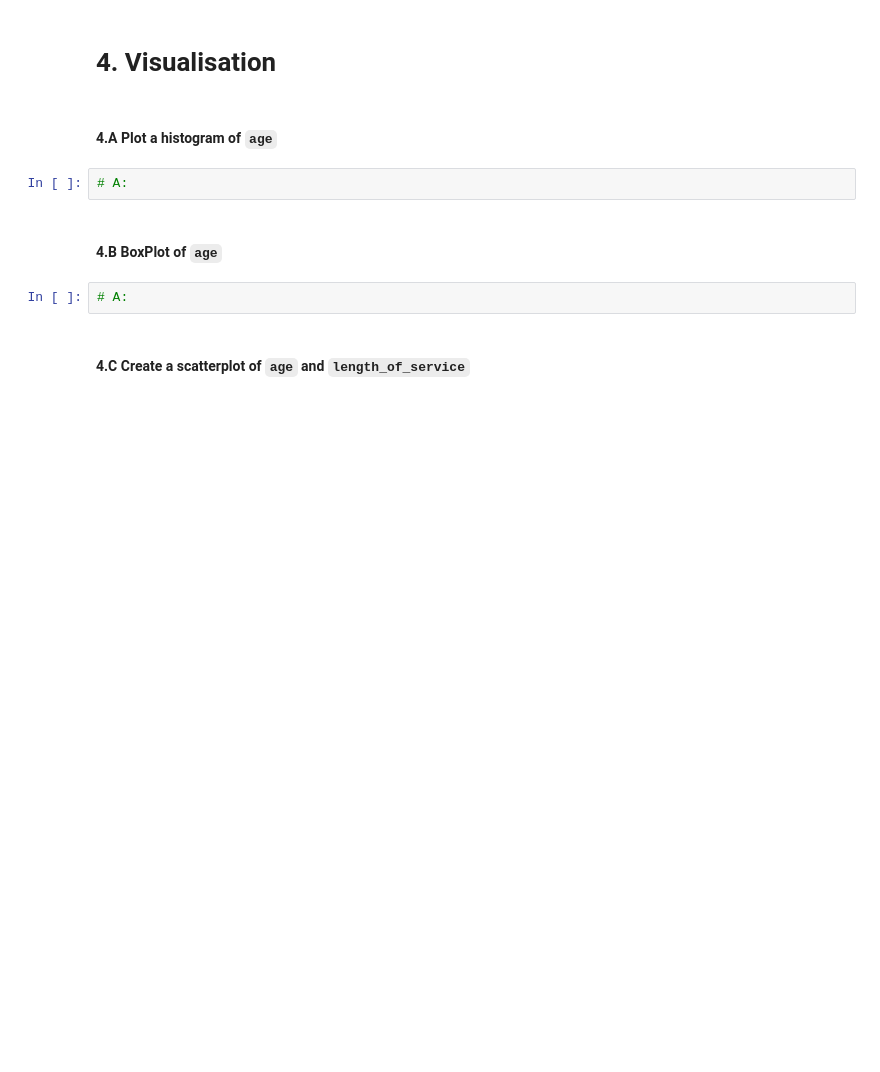
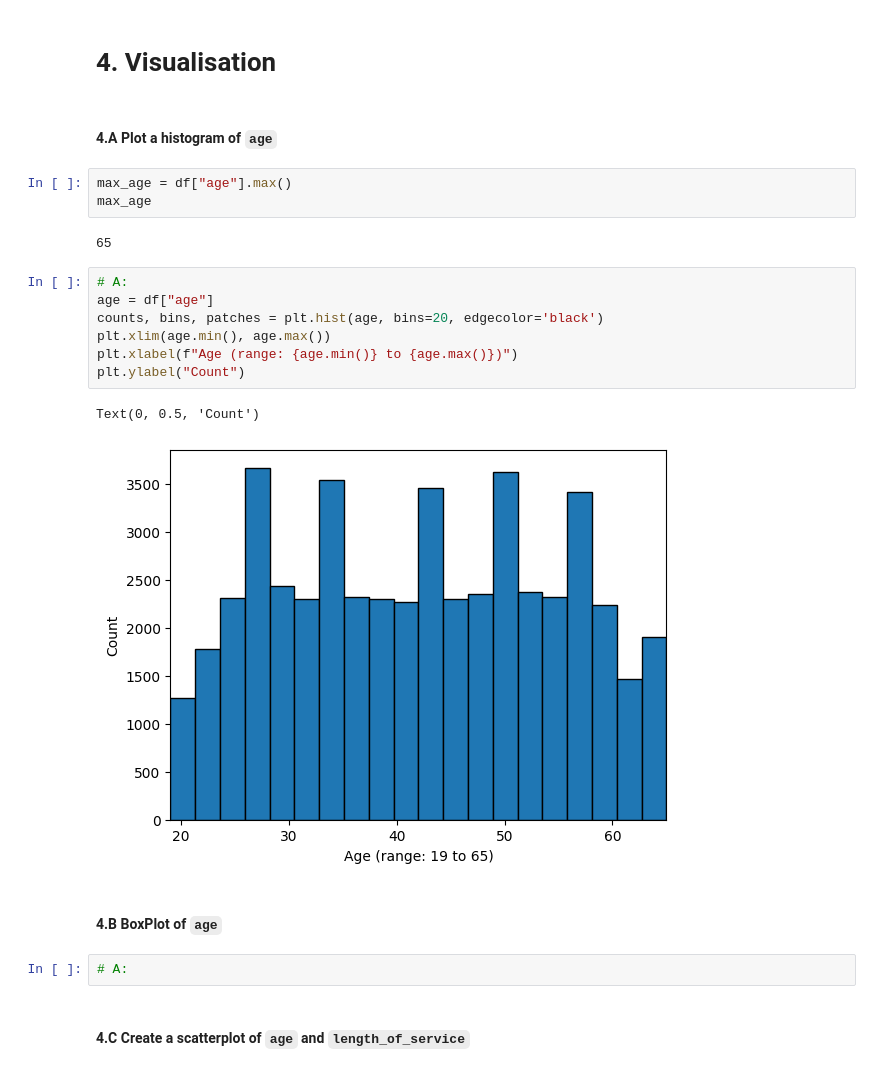
Before and after one commit to sameerhingoro/IOD, a Jupyter notebook: IOD_Lab_1_1_3_Pandas.ipynb, the cells around one changed output. Cells and saved outputs as stored; diff of their text form; blank space fills up the shorter version.

```diff
--- a/IOD_Lab_1_1_3_Pandas.ipynb
+++ b/IOD_Lab_1_1_3_Pandas.ipynb
@@ -400,8 +404,21 @@ df.sort_values("age")
 # 4. Visualisation
 # %% [markdown]
 #### 4.A Plot a histogram of `age`
-# %%
-# A:
+# %%
+max_age = df["age"].max()
+max_age
+# %% [output]
+65
+# %%
+# A:
+age = df["age"]
+counts, bins, patches = plt.hist(age, bins=20, edgecolor='black')
+plt.xlim(age.min(), age.max())
+plt.xlabel(f"Age (range: {age.min()} to {age.max()})")
+plt.ylabel("Count")
+# %% [output]
+Text(0, 0.5, 'Count')
+[figure, added]
 # %% [markdown]
 #### 4.B BoxPlot of `age`
 # %%
```
Also changed, not shown: parts of 1 cell of this notebook.
